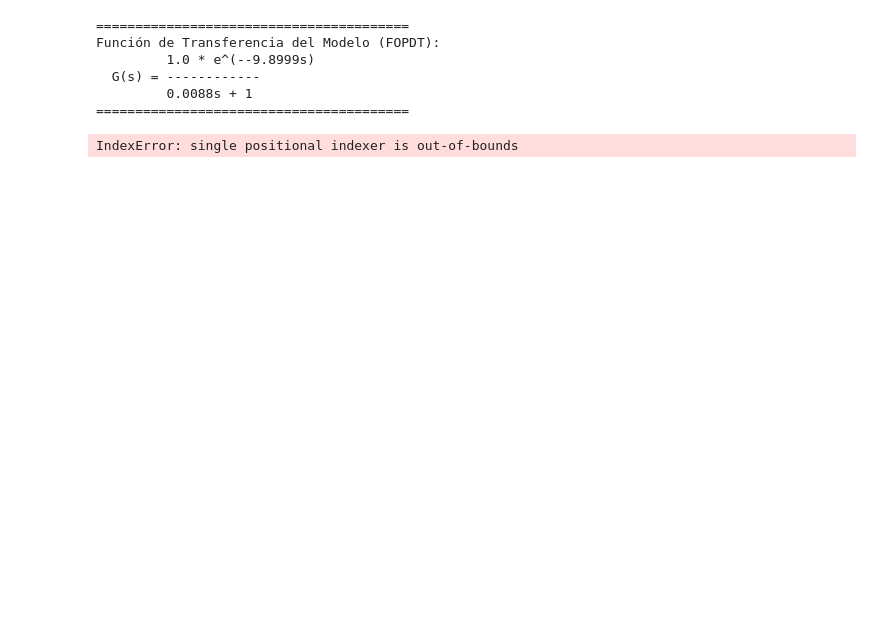
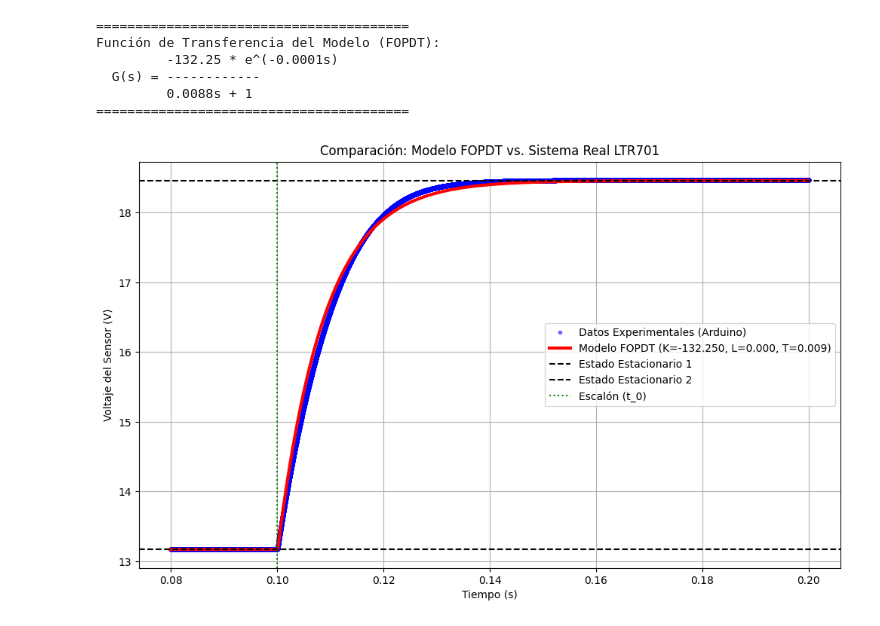
Before and after one commit to migueamv/Control-Clasico, a Jupyter notebook: Final/Modelado1.ipynb, the cells around one changed output. Saved outputs shown, nothing was run; the diff lists cells and outputs as text; code cells hidden in the pictures; blank space fills up the shorter version.

```diff
--- a/Final/Modelado1.ipynb
+++ b/Final/Modelado1.ipynb
@@ -12,12 +12,12 @@ nombre_archivo = 'resultadosM.txt'
 # --- Parámetros del experimento (REEMPLAZAR CON SUS VALORES) ---
 y_ss1 = 13.17     # Voltaje de estado estacionario inicia.
 y_ss2 = 18.46     # Voltaje de estado estacionario final.
-delta_u = 5.29    # Cambio en la entrada.
+delta_u = -0.04    # Cambio en la entrada.
 
 
 # --- Tiempo del escalón (REEMPLAZAR CON SUS VALORES) ---
 # Es el primer valor de tiempo que el Monitor Serie imprime inmediatamente después de que aparece el mensaje --- ESCALÓN APLICADO (40%) ---
-t_0 = 10.0       # Nota: Convertir el valor de ms a segundos.
+t_0 = 0.10       # Nota: Convertir el valor de ms a segundos.
 
 # --- Ventana del filtro  (Puedes ajustar este valor si es necesario, 5 o 7 es un buen inicio) ---
 window_size = 1
@@ -171,18 +171,18 @@ import pandas as pd
 nombre_archivo = 'resultadosM.txt'
 
 # --- Parámetros obtenidos del análisis (REEMPLAZAR CON SUS VALORES) ---
-K = 1.0
-L = -9.8999      # Tiempo muerto (s)
+K = -132.250
+L = 0.0001      # Tiempo muerto (s)
 T = 0.0088      # Constante de tiempo (s)
 
 # --- Parámetros del experimento (REEMPLAZAR CON SUS VALORES) ---
 y_ss1 = 13.17     # Voltaje de estado estacionario inicia.
 y_ss2 = 18.46     # Voltaje de estado estacionario final.
-delta_u = 5.29    # Cambio en la entrada.
+delta_u = -0.04    # Cambio en la entrada.
 
 # --- Tiempo del escalón (REEMPLAZAR CON SUS VALORES) ---
 # Es el primer valor de tiempo que el Monitor Serie imprime inmediatamente después de que aparece el mensaje --- ESCALÓN APLICADO (40%) ---
-t_in = 1.0      # Nota: Convertir el valor de ms a segundos.
+t_in = 0.10      # Nota: Convertir el valor de ms a segundos.
 
 # --- Definir e imprimir la Función de Transferencia (FT) ---
 print("\n" + "="*40)
@@ -217,32 +217,32 @@ try:
             y_sim[i] = y_ss1 + (K * delta_u) * (1 - np.exp(-(t - t_0 - L) / T))
 
             # Limitar la respuesta al valor final por si el modelo sobrepasa
             if y_sim[i] > y_ss2:
                 y_sim[i] = y_ss2
 
     # --- Graficar la comparación ---
     plt.figure(figsize=(12, 7))
     plt.plot(t_exp, y_exp, 'b.', label='Datos Experimentales (Arduino)', alpha=0.5)
     plt.plot(t_sim, y_sim, 'r-', linewidth=3, label=f'Modelo FOPDT (K={K:.3f}, L={L:.3f}, T={T:.3f})')
     plt.axhline(y=y_ss1, color='k', linestyle='--', label='Estado Estacionario 1')
     plt.axhline(y=y_ss2, color='k', linestyle='--', label='Estado Estacionario 2')
     plt.axvline(x=t_0, color='g', linestyle=':', label='Escalón (t_0)')
 
     plt.title('Comparación: Modelo FOPDT vs. Sistema Real LTR701')
     plt.xlabel('Tiempo (s)')
     plt.ylabel('Voltaje del Sensor (V)')
     plt.legend()
     plt.grid(True)
     plt.show()
 
 except FileNotFoundError:
     print(f"Error: No se encontró el archivo {nombre_archivo}")
     print("Por favor, guarde sus datos del Arduino con ese nombre en la misma carpeta.")
 # %% [output]
 ========================================
 Función de Transferencia del Modelo (FOPDT):
-         1.0 * e^(--9.8999s)
+         -132.25 * e^(-0.0001s)
   G(s) = ------------
          0.0088s + 1
 ========================================
-IndexError: single positional indexer is out-of-bounds
+[figure, added]
```
Also changed, not shown: parts of 6 cells of this notebook, 4 other files.
